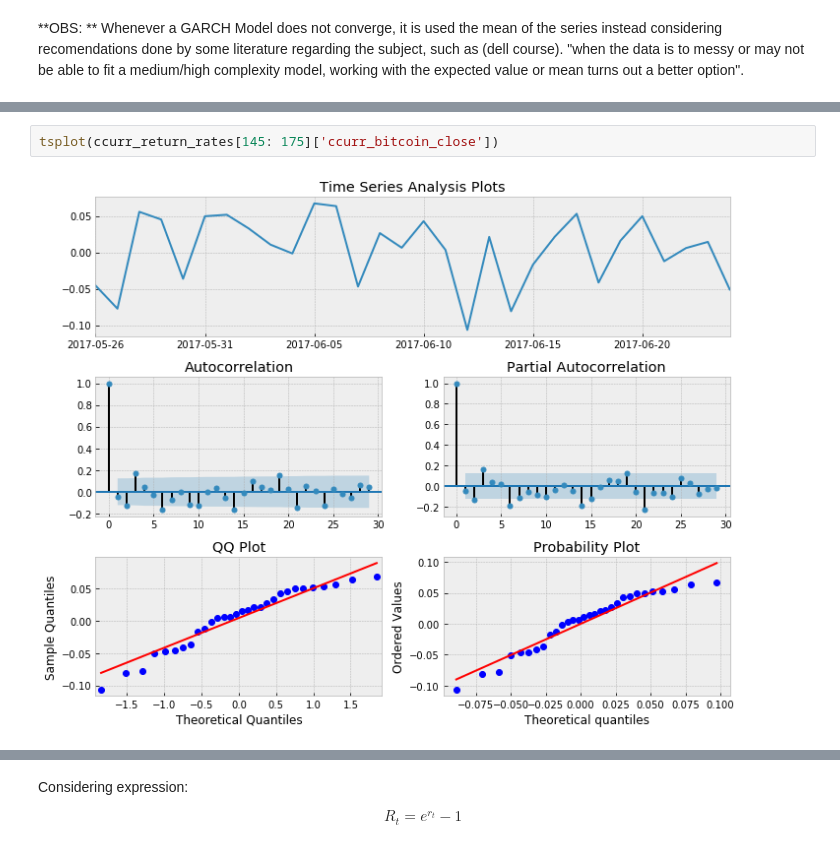
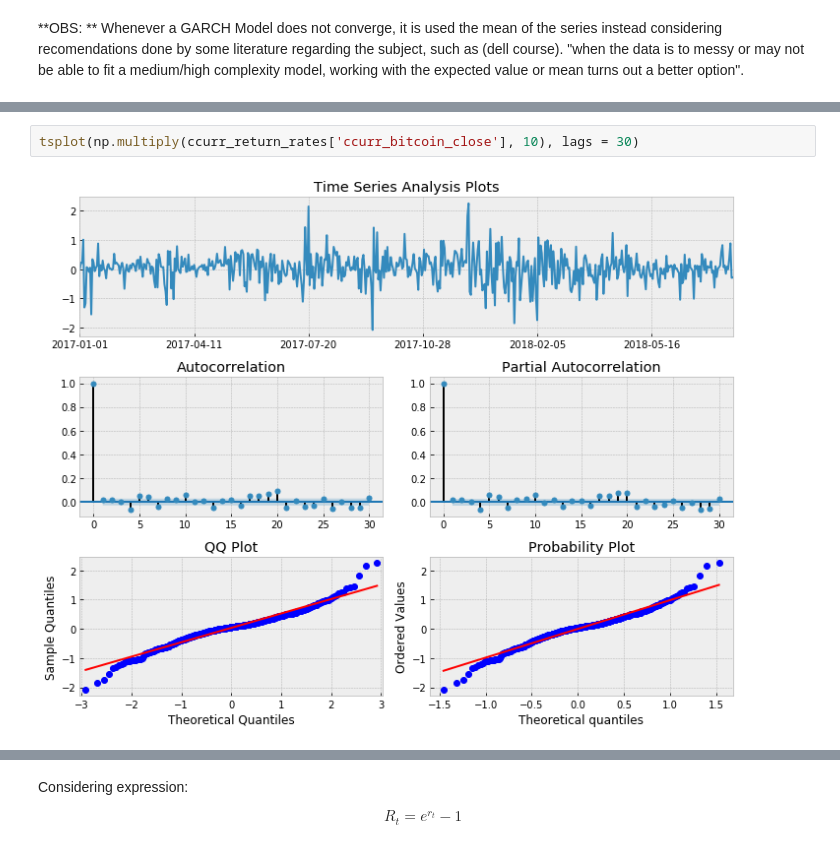
Before and after one commit to pablocs1288/markowitz_the_wizard, a Jupyter notebook: Implementation.ipynb, the cells around one changed output, grey strips where cells are left out. Cells and saved outputs as stored; diff of their text form.

```diff
--- a/Implementation.ipynb
+++ b/Implementation.ipynb
@@ -440,6 +446,6 @@ def fit_garch(TS, p_range = 2, o_range = 0, q_range = 2, dist = "StudentsT"):
                     continue
     return dict_temp
 # %%
-tsplot(ccurr_return_rates[145: 175]['ccurr_bitcoin_close'])
+tsplot(np.multiply(ccurr_return_rates['ccurr_bitcoin_close'], 10), lags = 30)
 # %% [output]
-[figure, old version]
+[figure, new version]
```
Also changed, not shown: parts of 27 cells of this notebook.
